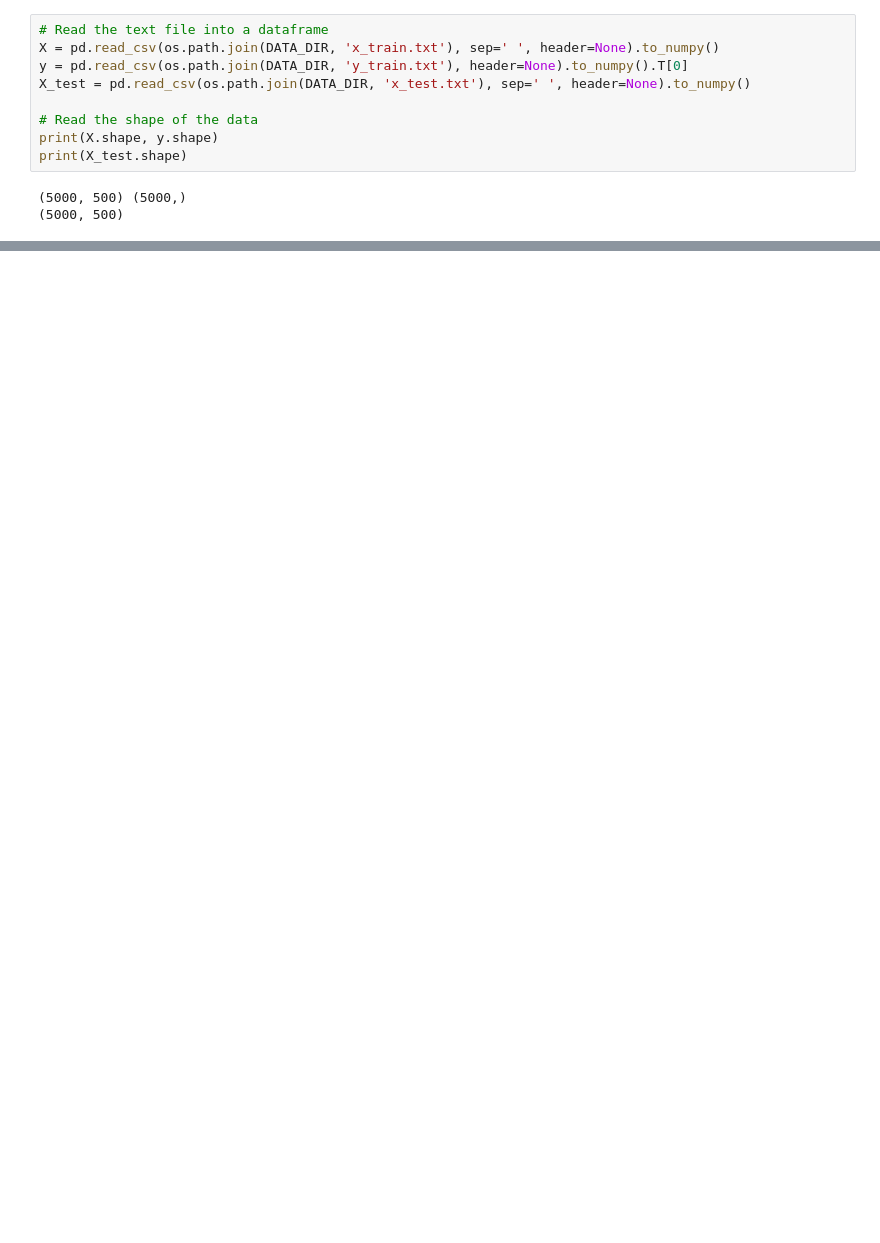
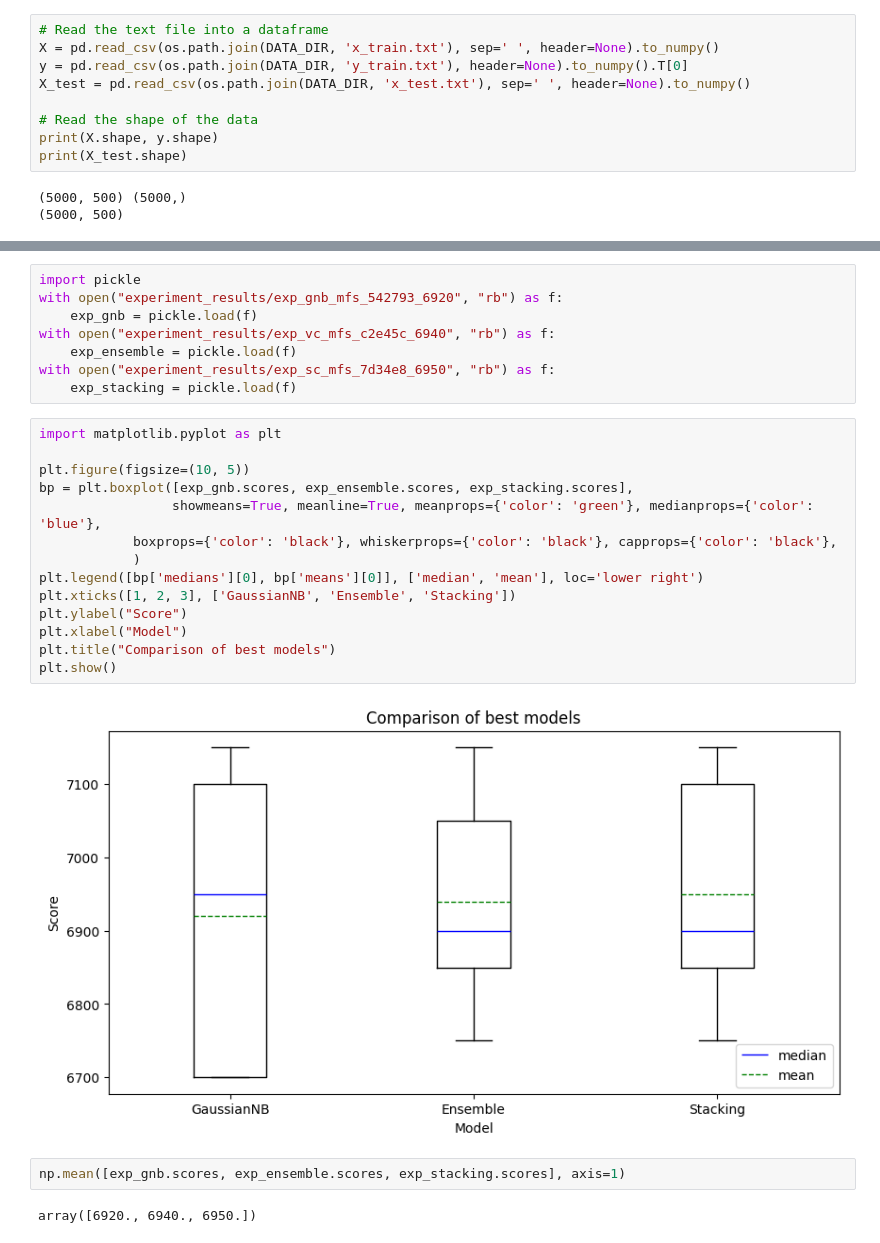
Before and after one commit to Bartosz7/AML-2024L-Offer-Acceptance-Prediction, a Jupyter notebook: notebook_IZA.ipynb, the cells around one changed output, grey strips where cells are left out. Drawn from its saved outputs; the diff is of its cells as text; blank space fills up the shorter version.

```diff
--- a/notebook_IZA.ipynb
+++ b/notebook_IZA.ipynb
@@ -889,0 +290,28 @@ class MutualInformationFeatureSelector(BaseEstimator, SelectorMixin):
+# %%
+import pickle
+with open("experiment_results/exp_gnb_mfs_542793_6920", "rb") as f:
+    exp_gnb = pickle.load(f)
+with open("experiment_results/exp_vc_mfs_c2e45c_6940", "rb") as f:
+    exp_ensemble = pickle.load(f)
+with open("experiment_results/exp_sc_mfs_7d34e8_6950", "rb") as f:
+    exp_stacking = pickle.load(f)
+# %%
+import matplotlib.pyplot as plt
+
+plt.figure(figsize=(10, 5))
+bp = plt.boxplot([exp_gnb.scores, exp_ensemble.scores, exp_stacking.scores],
+                 showmeans=True, meanline=True, meanprops={'color': 'green'}, medianprops={'color': 'blue'},
+            boxprops={'color': 'black'}, whiskerprops={'color': 'black'}, capprops={'color': 'black'},
+            )
+plt.legend([bp['medians'][0], bp['means'][0]], ['median', 'mean'], loc='lower right')
+plt.xticks([1, 2, 3], ['GaussianNB', 'Ensemble', 'Stacking'])
+plt.ylabel("Score")
+plt.xlabel("Model")
+plt.title("Comparison of best models")
+plt.show()
+# %% [output]
+[figure, added]
+# %%
+np.mean([exp_gnb.scores, exp_ensemble.scores, exp_stacking.scores], axis=1)
+# %% [output]
+array([6920., 6940., 6950.])
```
Also changed, not shown: parts of 17 cells of this notebook.
